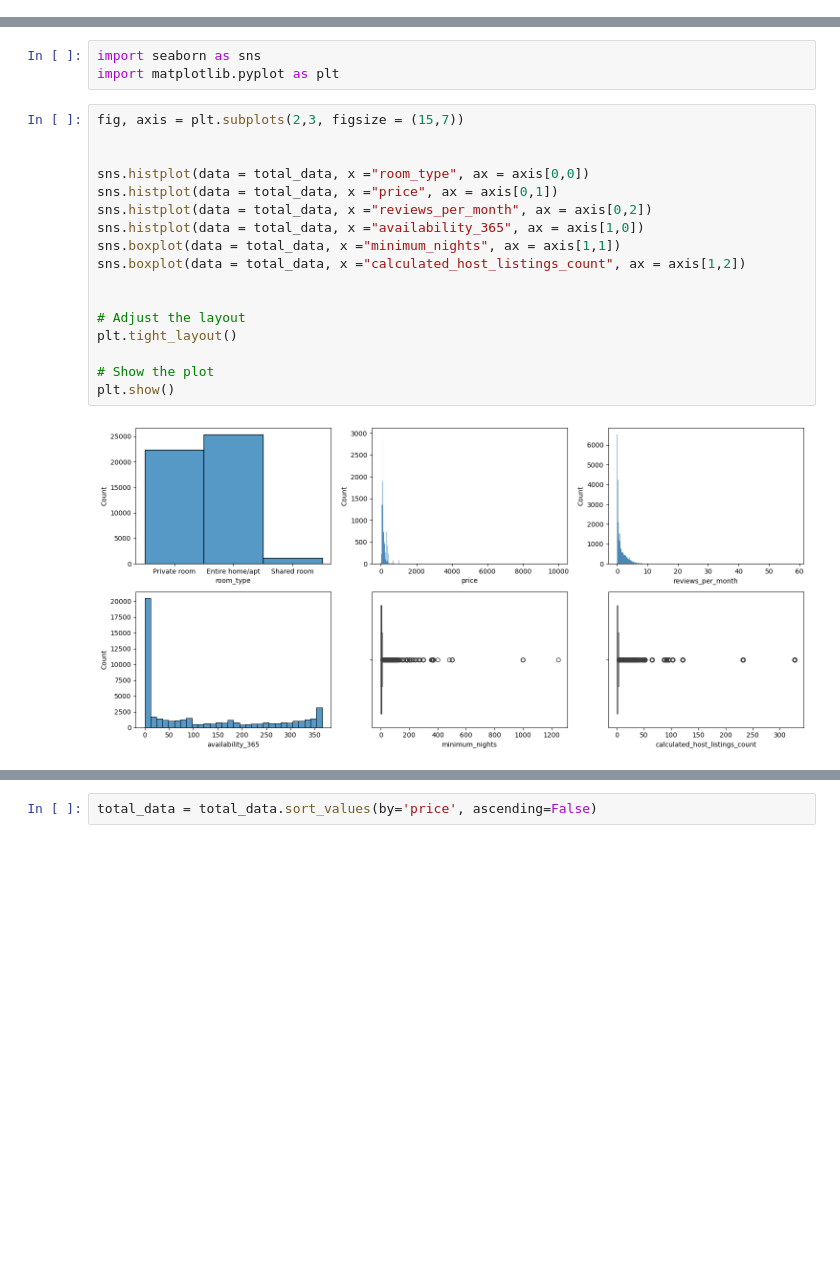
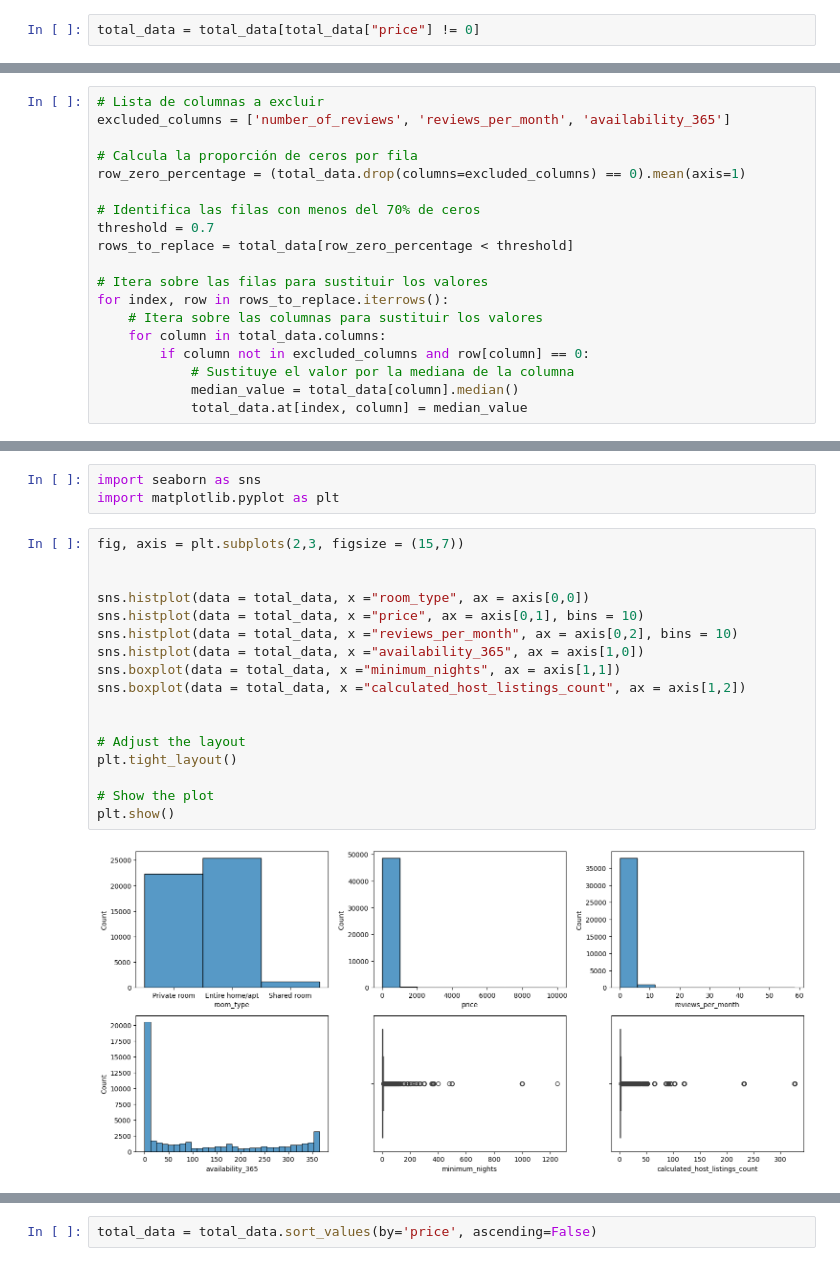
Before and after one commit to Alfonso-wav/EDA_1, a Jupyter notebook: src/explore.ipynb, the cells around one changed output, grey strips where cells are left out. Saved outputs shown, nothing was run; the diff lists cells and outputs as text; blank space fills up the shorter version.

```diff
--- a/src/explore.ipynb
+++ b/src/explore.ipynb
@@ -41,6 +41,8 @@ Data columns (total 16 columns):
  15  availability_365                48895 non-null  int64
 dtypes: float64(3), int64(7), object(6)
 memory usage: 6.0+ MB
+# %%
+total_data = total_data[total_data["price"] != 0]
 # %%
 total_data.shape
 # %% [output]
@@ -55,6 +61,25 @@ total_data.head()
 | 2 | Manhattan | Harlem | 40.80902 | -73.94190 | Private room | 150 | 3 | ... |
 | 3 | Brooklyn | Clinton Hill | 40.68514 | -73.95976 | Entire home/apt | 89 | 1 | ... |
 | 4 | Manhattan | East Harlem | 40.79851 | -73.94399 | Entire home/apt | 80 | 10 | ... |
+# %%
+# Lista de columnas a excluir
+excluded_columns = ['number_of_reviews', 'reviews_per_month', 'availability_365']
+
+# Calcula la proporción de ceros por fila
+row_zero_percentage = (total_data.drop(columns=excluded_columns) == 0).mean(axis=1)
+
+# Identifica las filas con menos del 70% de ceros
+threshold = 0.7
+rows_to_replace = total_data[row_zero_percentage < threshold]
+
+# Itera sobre las filas para sustituir los valores
+for index, row in rows_to_replace.iterrows():
+    # Itera sobre las columnas para sustituir los valores
+    for column in total_data.columns:
+        if column not in excluded_columns and row[column] == 0:
+            # Sustituye el valor por la mediana de la columna
+            median_value = total_data[column].median()
+            total_data.at[index, column] = median_value
 # %% [markdown]
 ## 2. Análisis uni-variante
 # %%
@@ -63,22 +88,22 @@ import matplotlib.pyplot as plt
 # %%
 fig, axis = plt.subplots(2,3, figsize = (15,7))
 
 
 sns.histplot(data = total_data, x ="room_type", ax = axis[0,0])
-sns.histplot(data = total_data, x ="price", ax = axis[0,1])
-sns.histplot(data = total_data, x ="reviews_per_month", ax = axis[0,2])
+sns.histplot(data = total_data, x ="price", ax = axis[0,1], bins = 10)
+sns.histplot(data = total_data, x ="reviews_per_month", ax = axis[0,2], bins = 10)
 sns.histplot(data = total_data, x ="availability_365", ax = axis[1,0])
 sns.boxplot(data = total_data, x ="minimum_nights", ax = axis[1,1])
 sns.boxplot(data = total_data, x ="calculated_host_listings_count", ax = axis[1,2])
 
 
 # Adjust the layout
 plt.tight_layout()
 
 # Show the plot
 plt.show()
 # %% [output]
-[figure, old version]
+[figure, new version]
 # %%
 fig, axis = plt.subplots(2, figsize = (10, 7))
 
```
Also changed, not shown: parts of 14 cells of this notebook.
